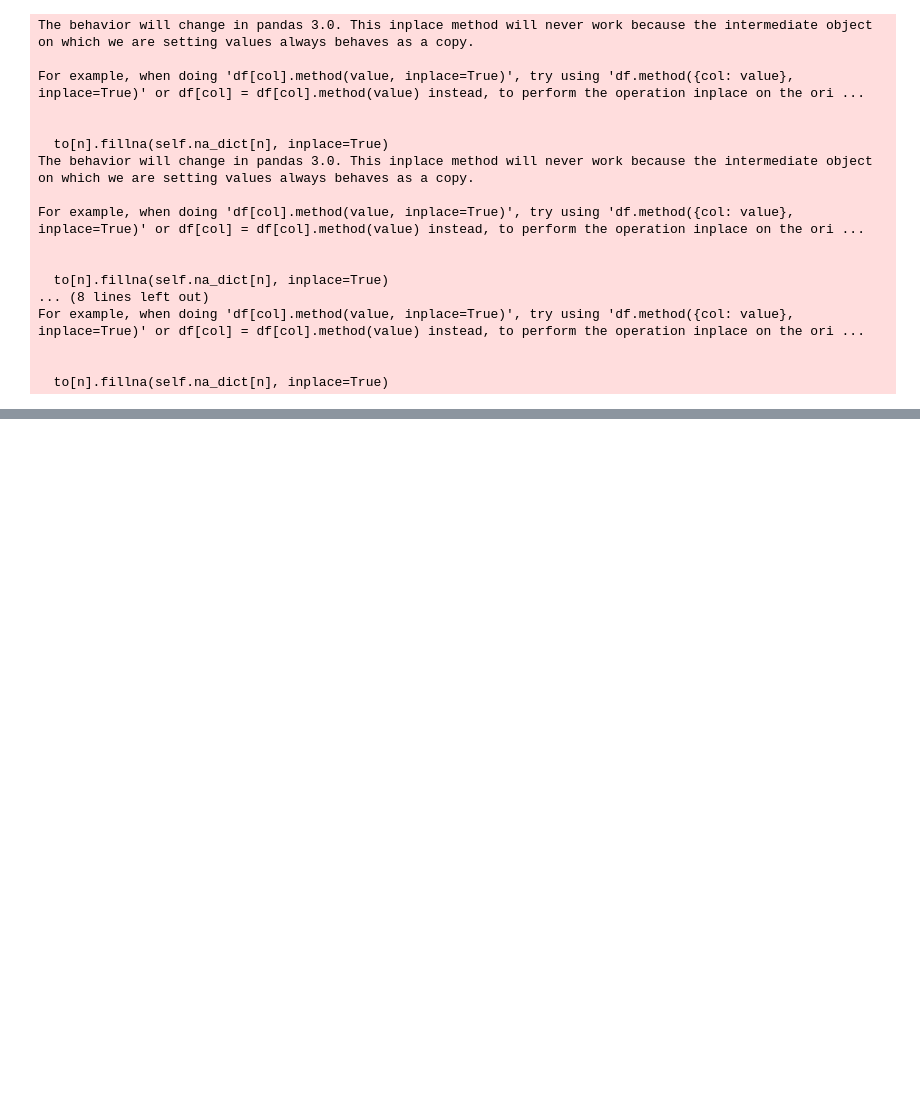
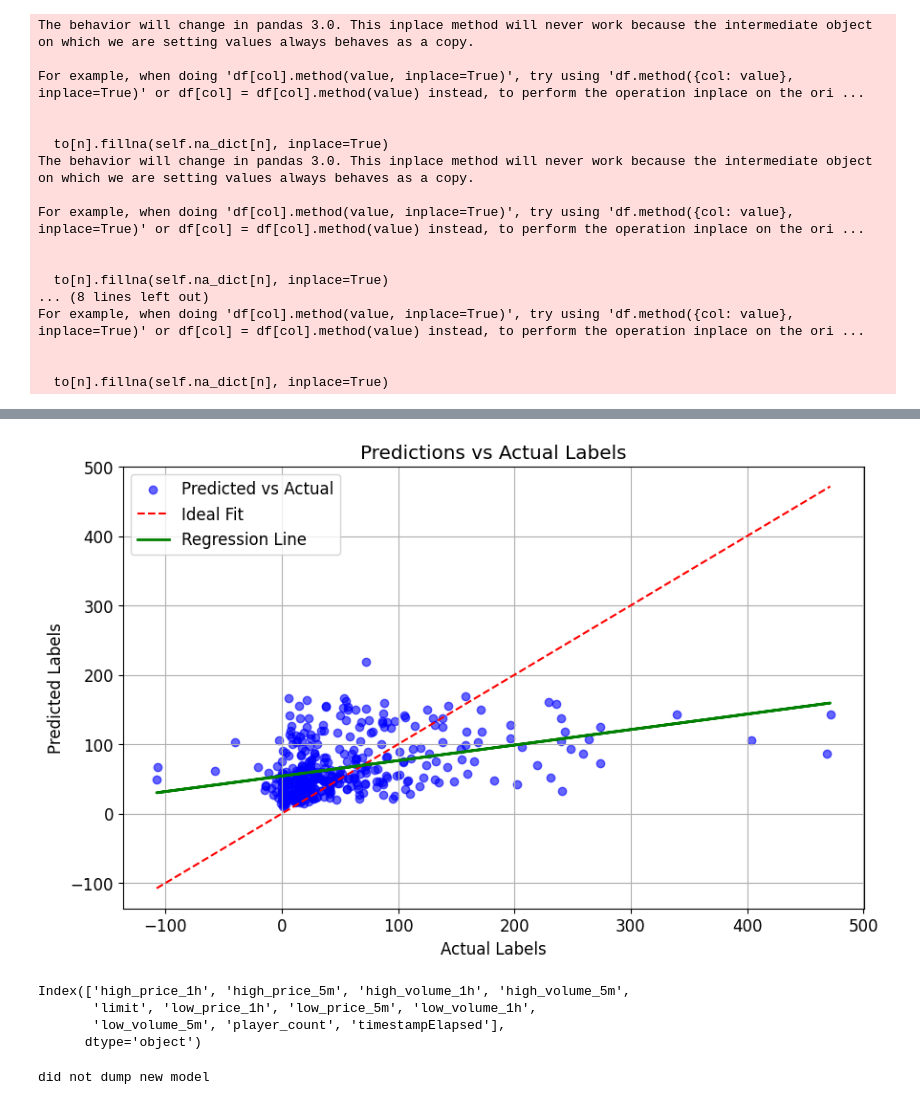
Before and after one commit to botmechanic/ML_exercises, a Jupyter notebook: random_forest/random_forest.ipynb, the cells around one changed output, grey strips where cells are left out. Drawn from its saved outputs; the diff is of its cells as text; code cells hidden in the pictures; blank space fills up the shorter version.

```diff
--- a/random_forest/random_forest.ipynb
+++ b/random_forest/random_forest.ipynb
@@ -155 +170,34 @@ valid_y.head(n=10)
 Name: gst, dtype: float32
+# %%
+y_pred = m.predict(valid_xs_imp)
+
+slope, intercept = np.polyfit(valid_y, y_pred, 1)
+reg_line = slope * np.array(valid_y) + intercept
+
+plt.figure(figsize=(10, 6))
+plt.scatter(valid_y, y_pred, color='blue', alpha=0.6, label='Predicted vs Actual')
+plt.plot([min(valid_y), max(valid_y)], [min(valid_y), max(valid_y)], color='red', linestyle='--', label='Ideal Fit')
+plt.plot(valid_y, reg_line, color='green', linestyle='-', linewidth=2, label='Regression Line')
+plt.xlabel('Actual Labels')
+plt.ylabel('Predicted Labels')
+plt.title('Predictions vs Actual Labels')
+plt.legend()
+plt.grid(True)
+plt.show()
+# %% [output]
+[figure, added]
+# %%
+xs_imp.columns
+# %% [output]
+Index(['high_price_1h', 'high_price_5m', 'high_volume_1h', 'high_volume_5m',
+       'limit', 'low_price_1h', 'low_price_5m', 'low_volume_1h',
+       'low_volume_5m', 'player_count', 'timestampElapsed'],
+      dtype='object')
+# %%
+if mean_rmse < target_m_rmse and model_can_be_dumped:
+    joblib.dump(m, '/home/tristan/Documents/dev/ge_bot/prediction_api/random_forest_model.pkl')
+    print("dumped new model")
+else:
+    print("did not dump new model")
+# %% [output]
+did not dump new model
```
Also changed, not shown: parts of 18 cells of this notebook, 1 other file.
